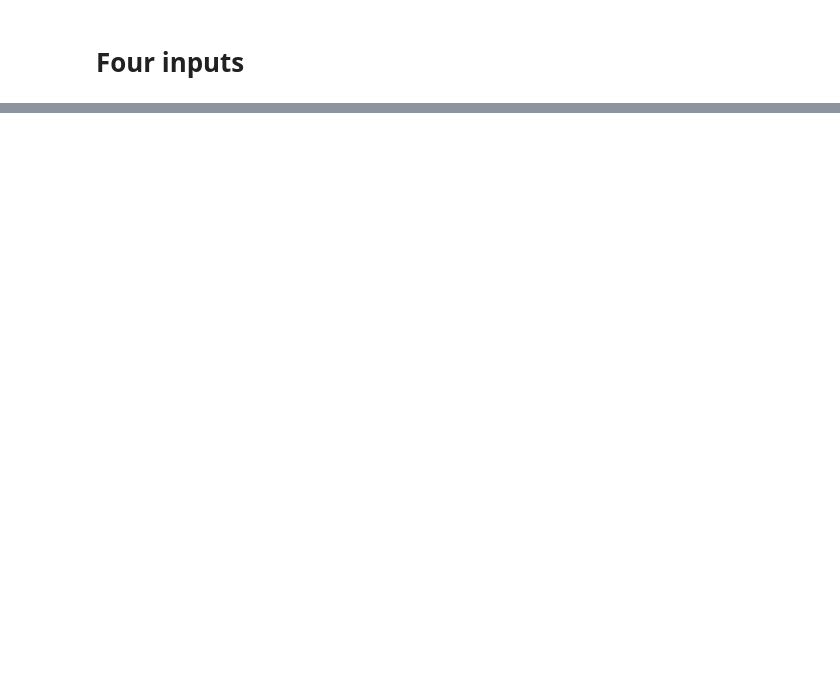
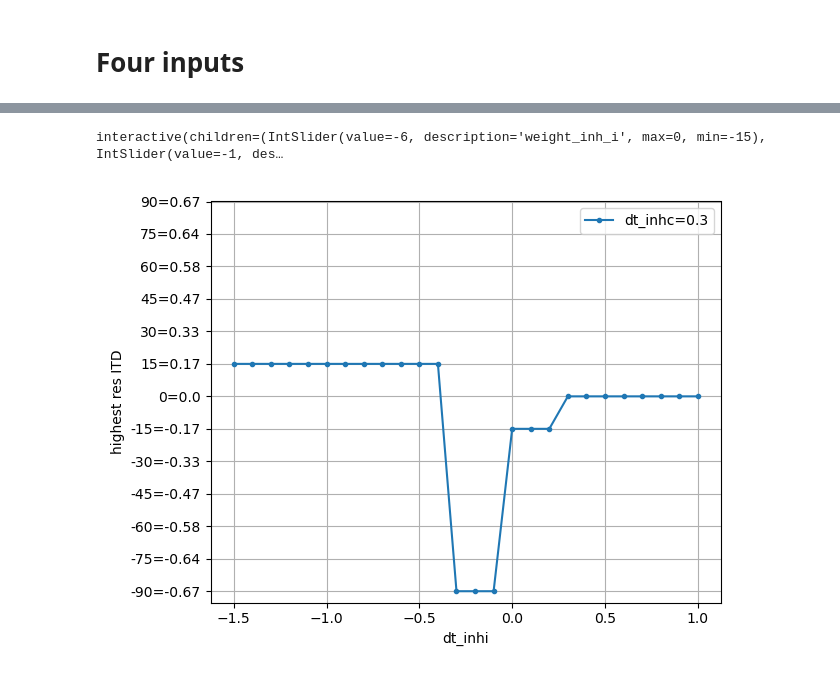
Before and after one commit to pollomarzo/polithesis, a Jupyter notebook: src/explore_MSO_myoga.ipynb, the cells around one changed output, grey strips where cells are left out. Drawn from its saved outputs; the diff is of its cells as text; code cells hidden in the pictures; blank space fills up the shorter version.

```diff
--- a/src/explore_MSO_myoga.ipynb
+++ b/src/explore_MSO_myoga.ipynb
@@ -276,0 +438,70 @@ interactive(children=(IntSlider(value=0, description='angle', max=90, min=-90, s
+# %%
+@memory.cache
+def best_itd_curve(deltat_inhc, angles, weight_inh_i, weight_inh_c):
+    deltat_inhis = [i / 10 for i in (range(-15, 11, 1))]
+    max_for_deltat_inhi = []
+    for deltat_inhi in deltat_inhis:
+        res = {}
+        for angle in angles:
+            p = paramsMSO4(
+                angle,
+                deltat_inhi,
+                deltat_inhc,
+                weight_exc_i=2,
+                weight_exc_c=2,
+                weight_inh_i=weight_inh_i,
+                weight_inh_c=weight_inh_c,
+            )
+            res_total = mso(p)
+            res[angle] = np.max(res_total["V_m"])
+        max_for_deltat_inhi.append(max(res, key=res.get))
+    return deltat_inhis, max_for_deltat_inhi
+
+
+def show_inhi_influence_on_best_itd(weight_inh_i, weight_inh_c):
+    # first run needs to create the plot
+    my_name = inspect.currentframe().f_code.co_name
+    if my_name not in figures.keys() or not figures[my_name][0].get_visible():
+        figures[my_name] = plt.subplots(1, 1)
+    fig, ax = figures[my_name]
+    [l.remove() for l in ax.lines]
+
+    angles = list(range(-90, 91, 15))
+    deltat_inhcs = [i / 10 for i in (range(-15, 11, 1))]
+    deltat_inhcs = [0.3]
+    for deltat_inhc in deltat_inhcs:
+        deltat_inhis, max_for_deltat_inhi = best_itd_curve(
+            deltat_inhc, angles, weight_inh_i, weight_inh_c
+        )
+        ax.plot(
+            deltat_inhis,
+            max_for_deltat_inhi,
+            marker=".",
+            label=f"dt_inhc={deltat_inhc}",
+        )
+
+    ax.set_yticks(angles, labels=[f"{i}={angle_to_itd(i)}" for i in angles])
+    ax.set_xlabel("dt_inhi")
+    ax.set_ylabel("highest res ITD")
+    plt.tight_layout()
+    ax.legend()
+    fig.show()
+
+
+if show_inhi_influence_on_best_itd.__name__ in figures:
+    plt.close(figures.pop(show_inhi_influence_on_best_itd.__name__)[0])
+
+
+plt.rcParams["axes.grid"] = True
+
+display(
+    widgets.interactive(
+        show_inhi_influence_on_best_itd,
+        # deltat_inhc=widgets.FloatSlider(min=-1.5, max=1, step=0.1, value=0.2),
+        weight_inh_i=widgets.IntSlider(min=-15, max=0, step=1, value=-6),
+        weight_inh_c=widgets.IntSlider(min=-15, max=0, step=1, value=-1),
+    )
+)
+# %% [output]
+interactive(children=(IntSlider(value=-6, description='weight_inh_i', max=0, min=-15), IntSlider(value=-1, des…
+[figure, added]
```
Also changed, not shown: parts of 9 cells of this notebook.
